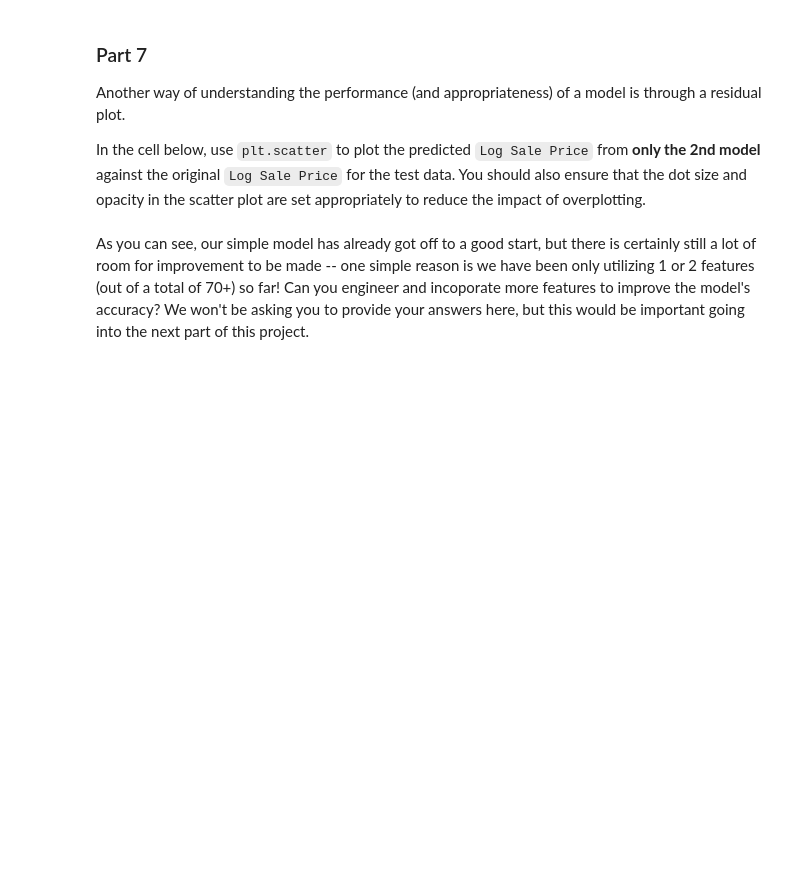
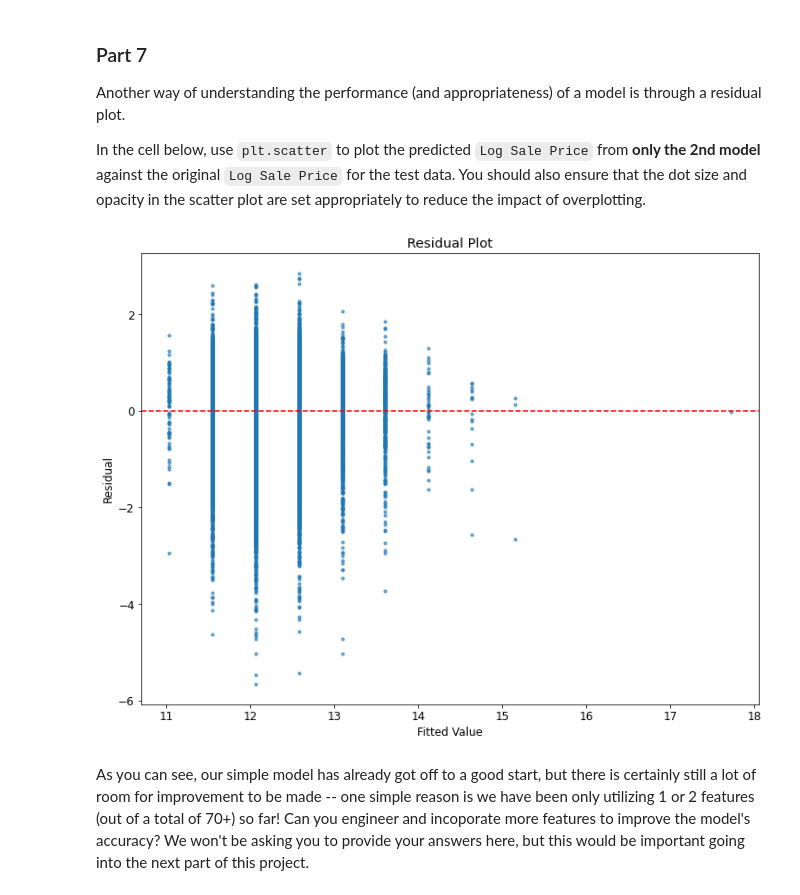
Before and after one commit to yuxin-miao/DS4710, a Jupyter notebook: Project/Project - part 1.ipynb, the cells around one changed output. Drawn from its saved outputs; the diff is of its cells as text; code cells hidden in the pictures; blank space fills up the shorter version.

```diff
--- a/Project/Project - part 1.ipynb
+++ b/Project/Project - part 1.ipynb
@@ -549,7 +566,7 @@ def substitute_roof_material(data):
     Output:
       data frame identical to the input except with a refactored 'Roof Material' column
     """
-    ...
+    data['Roof Material'].replace([1,2,3,4,5,6], ['Single/Asphalt', 'Tar&Gravel', 'Slate', 'Shake', 'Tile', 'Other'], inplace=True)
     return data
 
 training_data = substitute_roof_material(training_data)
@@ -618,7 +650,12 @@ np.random.seed(1337)
 def train_test_split(data):
     data_len = data.shape[0]
     shuffled_indices = np.random.permutation(data_len)
-    ...
+    train_indices = shuffled_indices[:int(data_len*0.8)]
+    test_indices = shuffled_indices[int(data_len*0.8):]
+    train = full_data.filter(items=train_indices, axis=0)
+    test = full_data.filter(items=test_indices, axis=0)
+
+    return train, test
 train, test = train_test_split(full_data)
 # %% [markdown]
 It's finally time to fit our updated linear regression model using the ordinary least squares estimator! We will start you off with something simple by using only 2 features: the **number of bedrooms** in the household and the **log-transformed total area covered by the building** (in square feet).
@@ -729,10 +780,13 @@ points: 3
 # %%
+from sklearn.model_selection import train_test_split
 # Reload and preprocess the data for 1st model
-full_data = pd.read_csv("cook_county_train.csv")
+full_data = pd.read_csv("cook_county_train.csv", index_col='Unnamed: 0')
 
 # Reload and preprocess the data for the 1st model
-...
-X_train_m1, y_train_m1, X_test_m1, y_test_m1 = ..., ..., ..., ...
+df1 = data_process(full_data)
+y_df1 = select_columns(df1, 'Log Sale Price')
+x_df1 = select_columns(df1, 'Bedrooms')
+X_train_m1, X_test_m1, y_train_m1, y_test_m1 = train_test_split(x_df1, y_df1, test_size=0.2)
 
 
 # DO NOT CHANGE THIS LINE
@@ -740,8 +794,9 @@ np.random.seed(1337)
 # DO NOT CHANGE THIS LINE
 
 # Reload and preprocess the data for 2nd model
-...
-X_train_m2, y_train_m2, X_test_m2, y_test_m2 = ..., ..., ..., ...
+y_df2 = select_columns(df1, 'Log Sale Price')
+x_df2 = select_columns(df1, 'Bedrooms', 'Log Building Square Feet')
+X_train_m2, X_test_m2, y_train_m2, y_test_m2 = train_test_split(x_df2, y_df2, test_size=0.2)
 # %% [markdown]
 ### Part 4
 
@@ -756,13 +811,15 @@ linear_model_m2 = lm.LinearRegression(fit_intercept=True)
 # %%
 # Fit the 1st model
 # Compute the fitted and predicted values of Sale Price for 1st model
-y_fitted_m1 = ...
-y_predicted_m1 = ...
+linear_model_m1 = linear_model_m1.fit(X_train_m1, y_train_m1)
+y_fitted_m1 = linear_model_m1.predict(X_train_m1)
+y_predicted_m1 = linear_model_m1.predict(X_test_m1)
 
 # Fit the 2nd model
 # Compute the fitted and predicted values of Sale Price for 1st model
-y_fitted_m2 = ...
-y_predicted_m2 = ...
+linear_model_m2 = linear_model_m2.fit(X_train_m2, y_train_m2)
+y_fitted_m2 = linear_model_m2.predict(X_train_m2)
+y_predicted_m2 = linear_model_m2.predict(X_test_m2)
 # %% [markdown]
 ### Part 5
 
@@ -881,6 +962,19 @@ points: 2
 manual: True
 format: image
 -->
+# %%
+from matplotlib.pyplot import hlines, xlabel
+
+
+residuals = y_test_m2 - y_predicted_m2
+plt.scatter(y_predicted_m1, residuals, s=10, alpha= 0.6)
+plt.axhline(y=0, color='r', linestyle='--')
+plt.title('Residual Plot')
+plt.xlabel("Fitted Value")
+plt.ylabel("Residual")
+plt.show()
+# %% [output]
+[figure, added]
 # %% [markdown]
 <!-- END QUESTION -->
 
```
Also changed, not shown: parts of 37 cells of this notebook, 2 other files.
